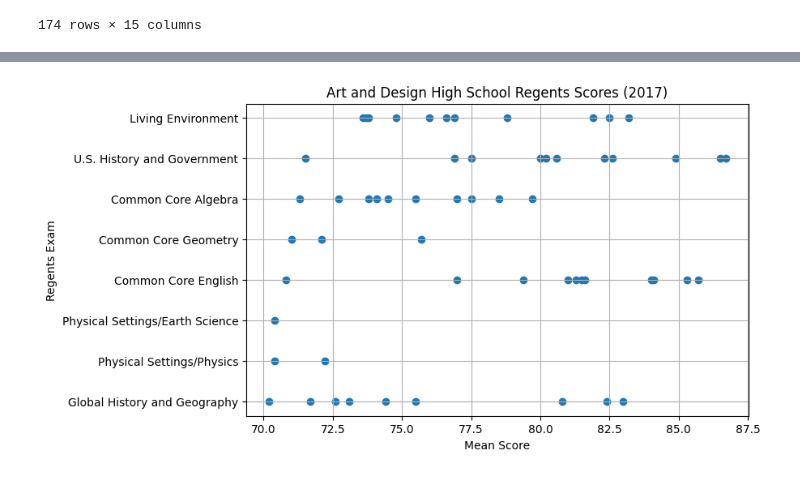
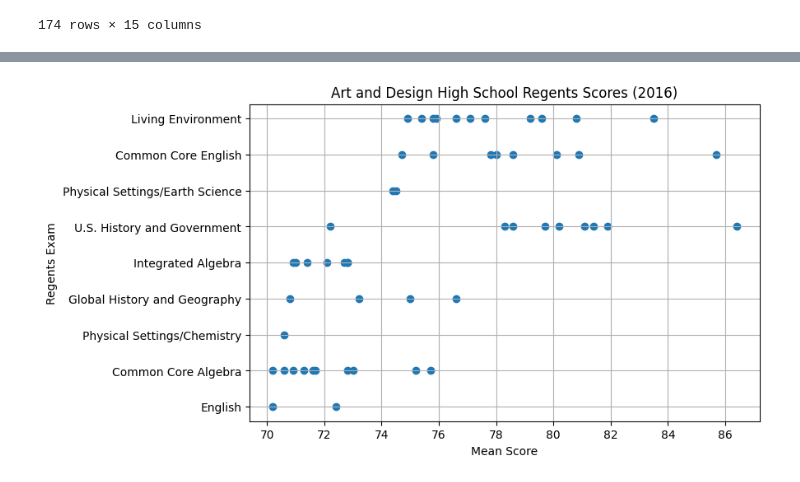
Before and after one commit to madfrantic/helloworld, a Jupyter notebook: project01b.ipynb, the cells around one changed output, grey strips where cells are left out. Saved outputs shown, nothing was run; the diff lists cells and outputs as text; code cells hidden in the pictures.

```diff
--- a/project01b.ipynb
+++ b/project01b.ipynb
@@ -99,25 +98,26 @@ Art and Design High School 2016 Data:
 | 149294 | 02M630 | Art and Design High School | High school | U.S. History and Government | 2016 | 31 | 86.4 | ... |
 174 rows × 15 columns
 # %%
+
 # Drop null rows
-schools_qc_2017 = schools_qc_2017.dropna(axis=0)
+schools_qc_2016 = schools_qc_2016.dropna(axis=0)
 print("\nAfter dropping nulls:")
-schools_qc_2017.info()
+schools_qc_2016.info()
 
 # Remove rows where Mean Score is 's'
-schools_qc_2017 = schools_qc_2017[schools_qc_2017["Mean Score"] != "s"].copy()
+schools_qc_2016 = schools_qc_2016[schools_qc_2016["Mean Score"] != "s"].copy()
 
 # Convert Mean Score to float
-schools_qc_2017["Mean Score"] = schools_qc_2017["Mean Score"].astype(float)
+schools_qc_2016["Mean Score"] = schools_qc_2016["Mean Score"].astype(float)
 
 # Remove very low scores (<70)
-schools_qc_2017 = schools_qc_2017[schools_qc_2017["Mean Score"] > 70]
+schools_qc_2016 = schools_qc_2016[schools_qc_2016["Mean Score"] > 70]
 
 # Sort by score
-schools_qc_2017 = schools_qc_2017.sort_values(by="Mean Score")
+schools_qc_2016 = schools_qc_2016.sort_values(by="Mean Score")
 
-print("\nCleaned Art and Design High School 2017 Data:")
-display(schools_qc_2017)
+print("\nCleaned Art and Design High School 2016 Data:")
+display(schools_qc_2016)
 # %% [output]
 After dropping nulls:
 <class 'pandas.core.frame.DataFrame'>
@@ -156,13 +156,13 @@ Cleaned Art and Design High School 2017 Data:
 # %%
 plt.figure(figsize=(8,5))
-plt.scatter(schools_qc_2017["Mean Score"], schools_qc_2017["Regents Exam"])
-plt.title("Art and Design High School Regents Scores (2017)")
+plt.scatter(schools_qc_2016["Mean Score"], schools_qc_2016["Regents Exam"])
+plt.title("Art and Design High School Regents Scores (2016)")
 plt.xlabel("Mean Score")
 plt.ylabel("Regents Exam")
 plt.grid(True)
 plt.show()
 # %% [output]
-[figure, old version]
+[figure, new version]
 # %%
 # Clean 's' values
 schools = schools[schools["Mean Score"] != "s"].copy()
```
Also changed, not shown: parts of 8 cells of this notebook.
